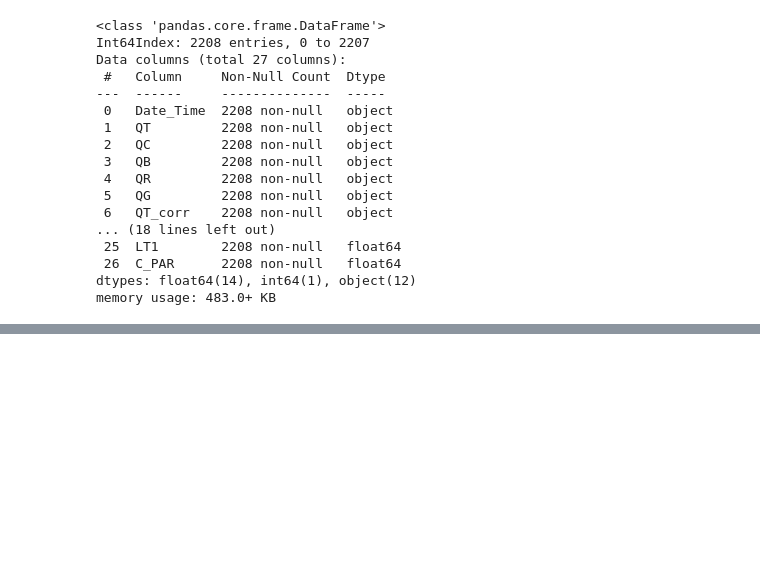
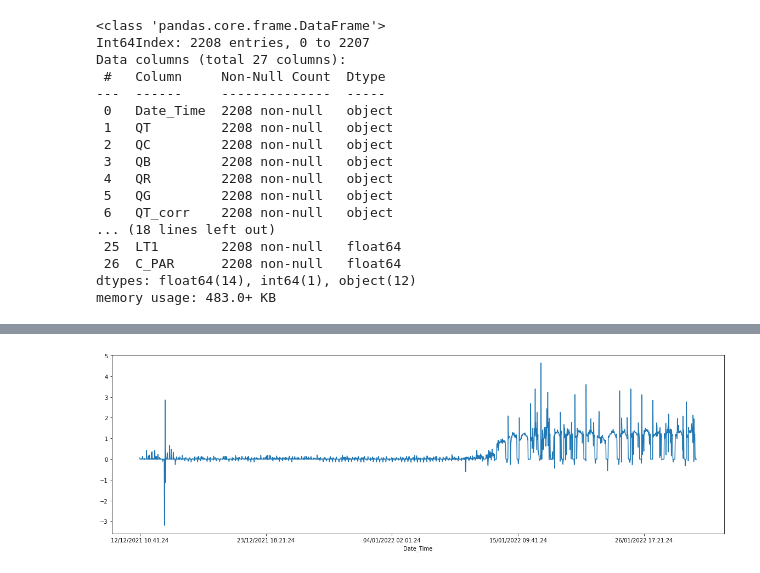
Before and after one commit to janakishyama/ESR_10, a Jupyter notebook: EDA_04_02_22.ipynb, the cells around one changed output, grey strips where cells are left out. Drawn from its saved outputs; the diff is of its cells as text; code cells hidden in the pictures; blank space fills up the shorter version.

```diff
--- a/EDA_04_02_22.ipynb
+++ b/EDA_04_02_22.ipynb
@@ -532,0 +556,6 @@ FPC11_12_12_21_to_31_01_22.to_csv(r'processed_data/FPC11_12_12_21_to_31_01_22.cs
+# %%
+plt.figure(figsize=(20, 6))
+FPC11_12_12_21_to_31_01_22_indexed["C_g"].plot()
+plt.show()
+# %% [output]
+[figure, added]
```
Also changed, not shown: parts of 6 cells of this notebook.
